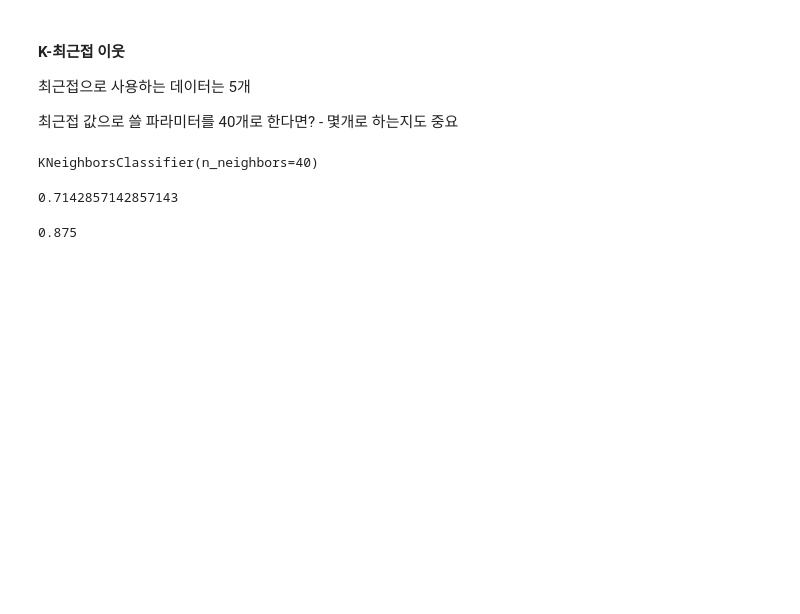
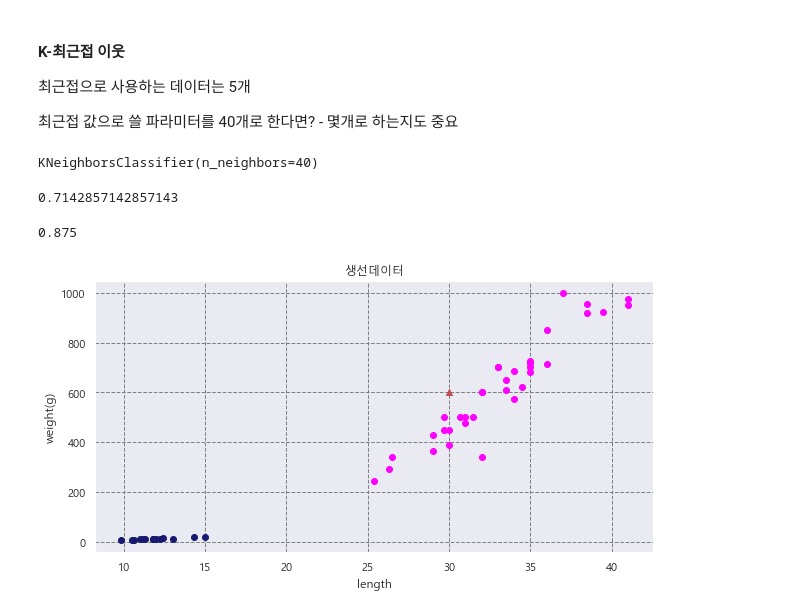
Before and after one commit to 121click/studyML, a Jupyter notebook: day01/01_3_마켓과머신러닝.ipynb, the cells around one changed output. Cells and saved outputs as stored; diff of their text form; code cells hidden in the pictures; blank space fills up the shorter version.

```diff
--- a/day01/01_3_마켓과머신러닝.ipynb
+++ b/day01/01_3_마켓과머신러닝.ipynb
@@ -278,3 +278,17 @@ kn40.score(fish_data, fish_target)
 print(35/40)
 # %% [output]
 0.875
+# %%
+plt.figure(figsize=(10,5)) # 차트 크기 지정
+plt.scatter(bream_length, bream_weight, c='magenta')
+plt.scatter(smelt_length, smelt_weight, c='midnightblue')
+
+plt.scatter(30,600, marker='^', c='r')
+
+plt.title('생선데이터') # 차트 제목
+plt.xlabel('length')
+plt.ylabel('weight(g)')
+plt.grid(color='gray', linestyle='--', linewidth=1) # 차트 격자
+plt.show()
+# %% [output]
+[figure, added]
```
Also changed, not shown: parts of 1 cell of this notebook.
